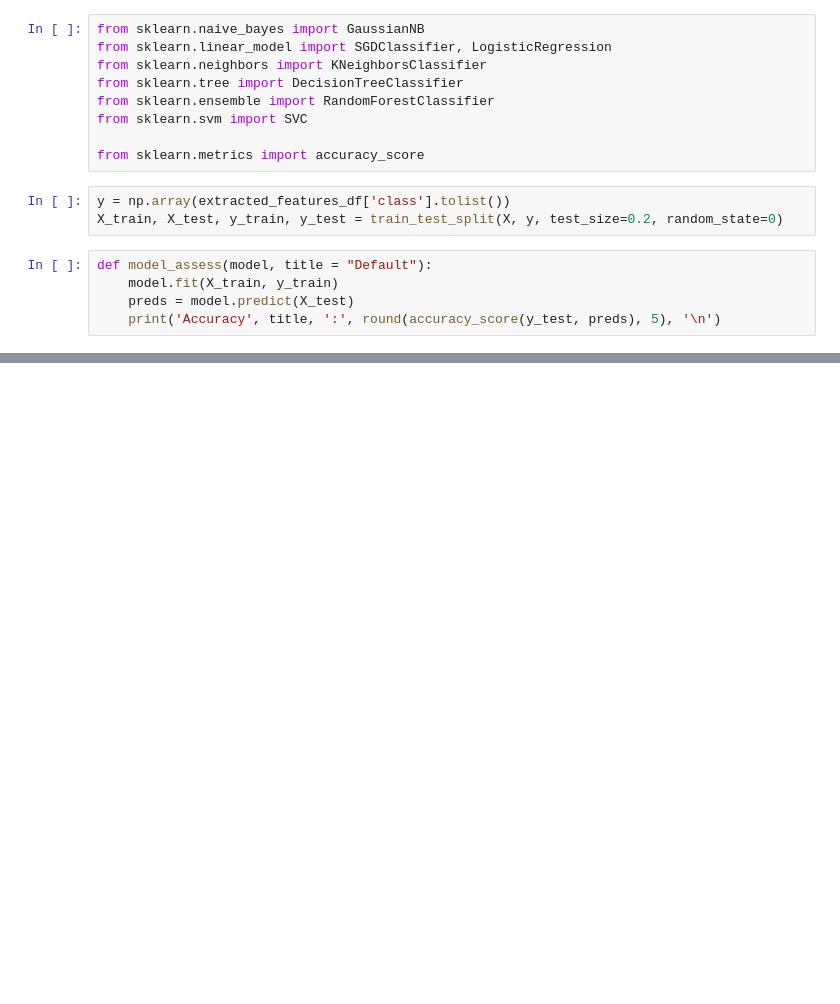
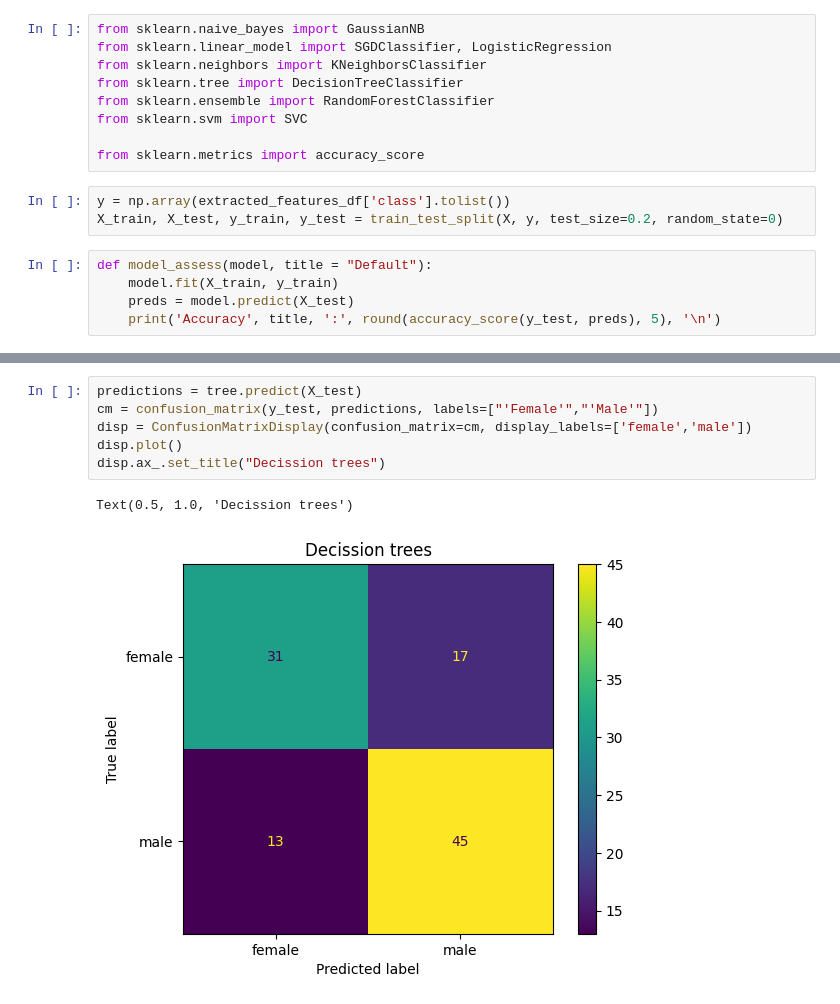
Before and after one commit to HashirA123/FinalProject_ENCM509, a Jupyter notebook: Final_project.ipynb, the cells around one changed output, grey strips where cells are left out. Cells and saved outputs as stored; diff of their text form; blank space fills up the shorter version.

```diff
--- a/Final_project.ipynb
+++ b/Final_project.ipynb
@@ -336,0 +380,9 @@ Please also refer to the documentation for alternative solver options:
+# %%
+predictions = tree.predict(X_test)
+cm = confusion_matrix(y_test, predictions, labels=["'Female'","'Male'"])
+disp = ConfusionMatrixDisplay(confusion_matrix=cm, display_labels=['female','male'])
+disp.plot()
+disp.ax_.set_title("Decission trees")
+# %% [output]
+Text(0.5, 1.0, 'Decission trees')
+[figure, added]
```
Also changed, not shown: parts of 30 cells of this notebook.
